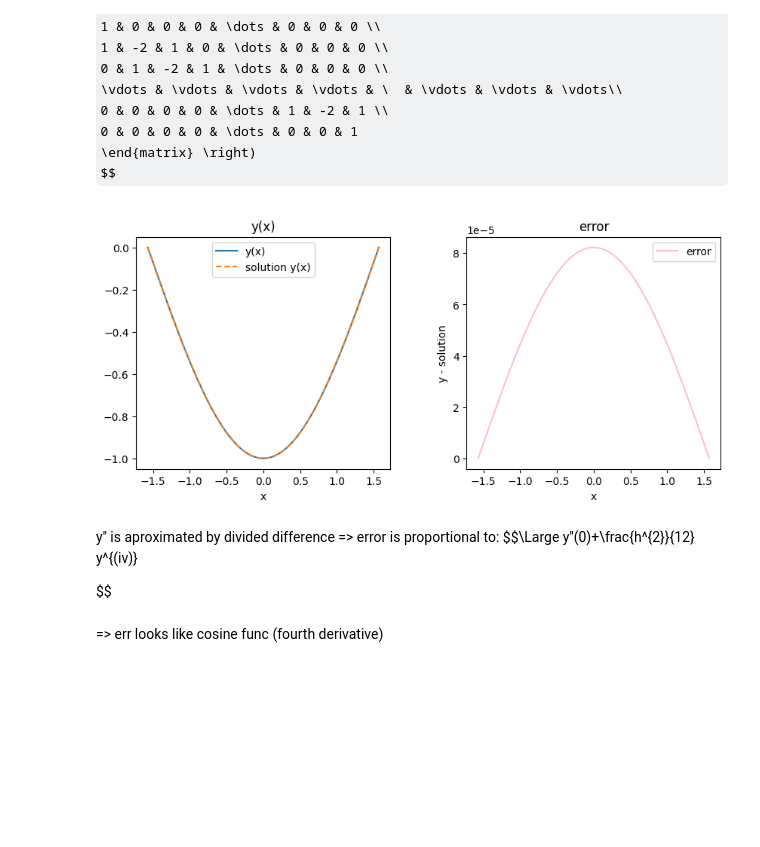
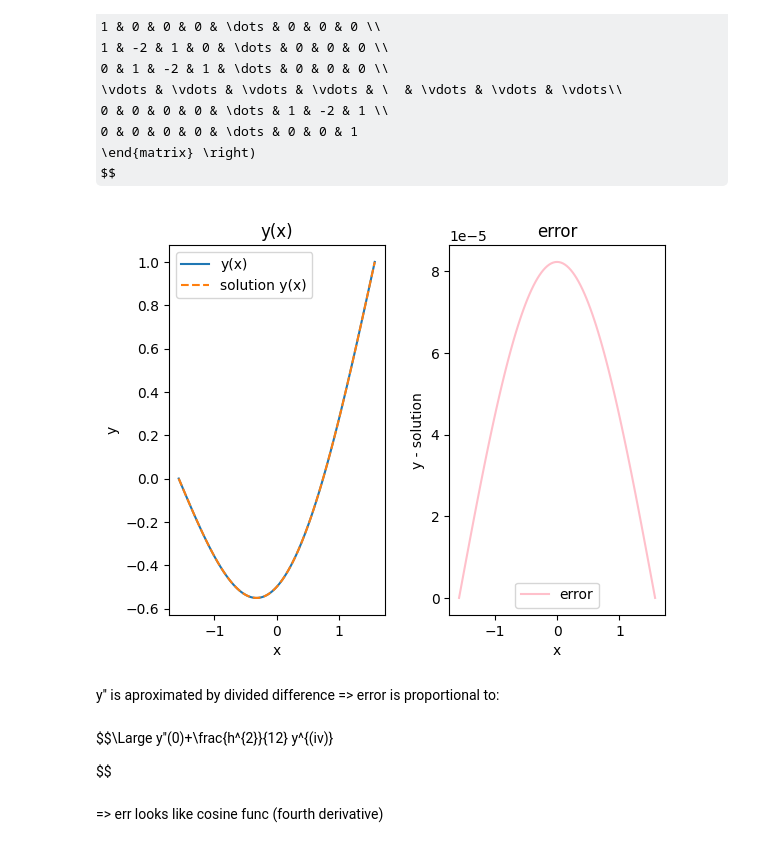
Before and after one commit to CuSynth/computational-physics, a Jupyter notebook: # 9 Second order differential equation/solution.ipynb, the cells around one changed output. Drawn from its saved outputs; the diff is of its cells as text; code cells hidden in the pictures; some formulas as TeX source; blank space fills up the shorter version.

```diff
--- a/# 9 Second order differential equation/solution.ipynb
+++ b/# 9 Second order differential equation/solution.ipynb
@@ -69,7 +69,7 @@ $$
 $$
 # %%
 left_border = 0 # Border conditions
-right_border = 0
+right_border = 1
 
 x_from = -np.pi/2
 x_to = np.pi/2
@@ -119,33 +119,34 @@ sol = solution(x)          # Analytically
 
 error = [(y[i] - sol[i]) for i in range(len(x))]
 # %%
-fig = plt.figure(figsize=(10, 4))
+fig = plt.figure()
 
 plt_gr = fig.add_subplot(121)
 plt_err = fig.add_subplot(122)
 
 plt_gr.set_title('y(x)')
 plt_gr.set_xlabel('x')
-plt_err.set_ylabel('y')
+plt_gr.set_ylabel('y')
 plt_gr.plot(x, y, label='y(x)')
 plt_gr.plot(x, sol, label='solution y(x)', linestyle='dashed')
 
 plt_err.set_title('error')
 plt_err.set_xlabel('x')
 plt_err.set_ylabel('y - solution')
 plt_err.plot(x, np.abs(error), color='pink', label='error')
 
 fig.subplots_adjust(hspace=0.3, wspace=0.3)
 plt_gr.legend()
 plt_err.legend()
 plt.show()
 # %% [output]
-[figure, old version]
+[figure, new version]
 # %% [markdown]
 y'' is aproximated by divided difference => error is proportional to:
-$$\Large
-y''(0)+\frac{h^{2}}{12} y^{(iv)}
-
-$$
+# %% [markdown]
+$$\Large
+y''(0)+\frac{h^{2}}{12} y^{(iv)}
+
+$$
 # %% [markdown]
 => err looks like cosine func (fourth derivative)
```
